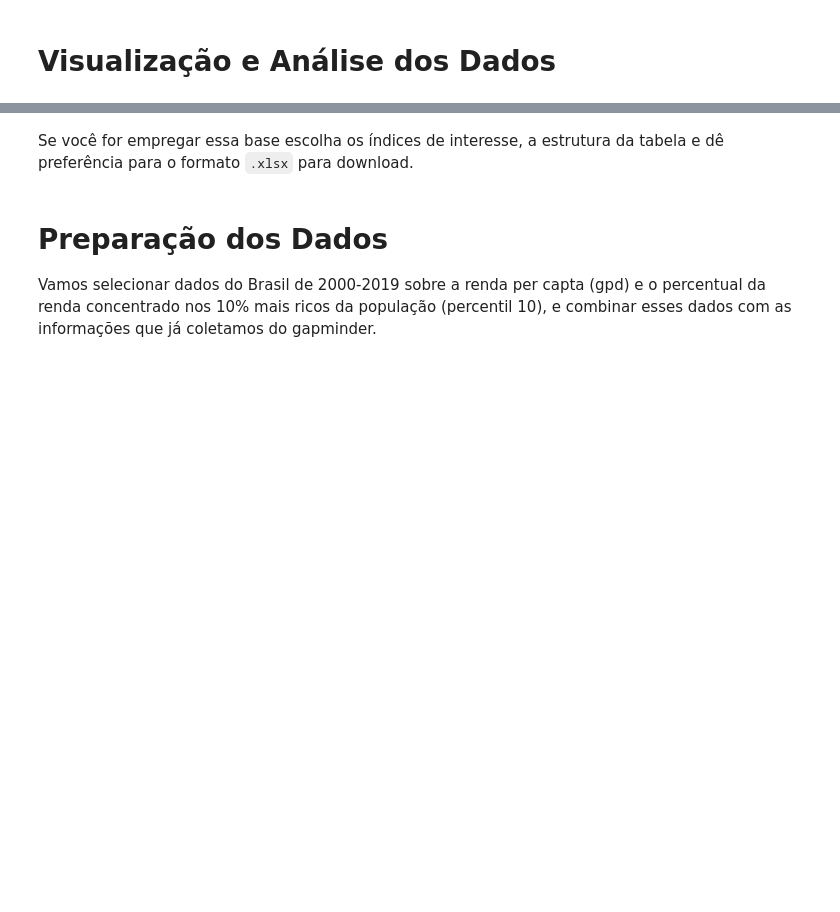
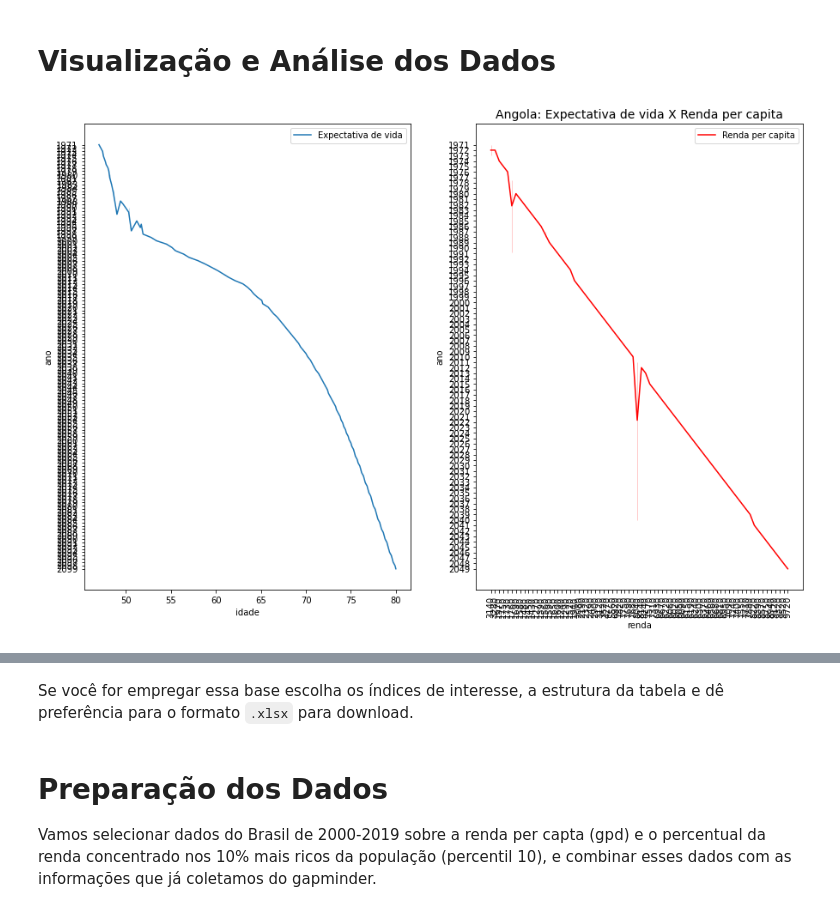
Before and after one commit to gonzalesricardo/PARADIGMAS-DE-LINGUAGEM-DE-PROGRAMA-O, a Jupyter notebook: RNG_Gapminder_WID.ipynb, the cells around one changed output, grey strips where cells are left out. Drawn from its saved outputs; the diff is of its cells as text; code cells hidden in the pictures; blank space fills up the shorter version.

```diff
--- a/RNG_Gapminder_WID.ipynb
+++ b/RNG_Gapminder_WID.ipynb
@@ -47,3 +48,3 @@ school_BR
 # %%
-BR = pd.melt(school_BR, id_vars=['country'])
-BR.head()
+renda_per_capita_Angola = pd.melt(renda_per_capita_Angola, id_vars=['country'])
+renda_per_capita_Angola.head()
@@ -56,0 +58,4 @@ co2_BR
+# %%
+Renda_Angola = renda_per_capita_Angola.rename(columns={'variable':'ano','value':'renda'})
+Renda_Angolano = Renda_Angola [Renda_Angola.ano > '1970']
+Renda_Angolano.head(100)
@@ -56,0 +76,4 @@ co2_BR
+# %%
+expectativa_de_vida = pd.read_csv('/content/life_expectancy_years.csv')
+expectativa_de_vida_Angola = expectativa_de_vida[ expectativa_de_vida.country == 'Angola' ]
+expectativa_de_vida_Angola
@@ -57,4 +84,5 @@ co2_BR
 # %%
-co2_BR = pd.melt(co2_BR, id_vars=['country'])
-co2_BR = co2_BR.rename(columns={'variable':'year','value':'co2'})
-co2_BR.head()
+Exp_Angola = pd.melt(expectativa_de_vida_Angola, id_vars=['country'])
+Exp_Angola = Exp_Angola.rename(columns={'variable':'ano','value':'idade'})
+Exp_Angolano = Exp_Angola [Exp_Angola.ano > '1970']
+Exp_Angolano.head()
@@ -68,15 +117,19 @@ import matplotlib.pyplot as plt
 import seaborn as sns
 %matplotlib inline
 # %%
-plt.figure(figsize=(12,6))
+plt.figure(figsize=(15,10))
 
-sns.lineplot(x=BR.year, y=BR.school, label='school')
-sns.lineplot(x=BR.year, y=BR.co2, label='co2')
+plt.subplot(1,2,1)
+sns.lineplot(x=Exp_Angolano.idade, y=Exp_Angolano.ano, label='Expectativa de vida')
+plt.subplot(1,2,2)
+sns.lineplot(x=Renda_Angolano.renda, y= Renda_Angolano.ano, label='Renda per capita', c='red')
 
-plt.title('Brasil: Escolaridade X Emissões CO2', fontsize=14)
+plt.title('Angola: Expectativa de vida X Renda per capita', fontsize=14)
 plt.legend()
 plt.xticks(rotation=90)
 plt.show()
+# %% [output]
+[figure, added]
 # %%
 import numpy as np
 plt.figure(figsize=(12,6))
```
Also changed, not shown: parts of 12 cells of this notebook.
